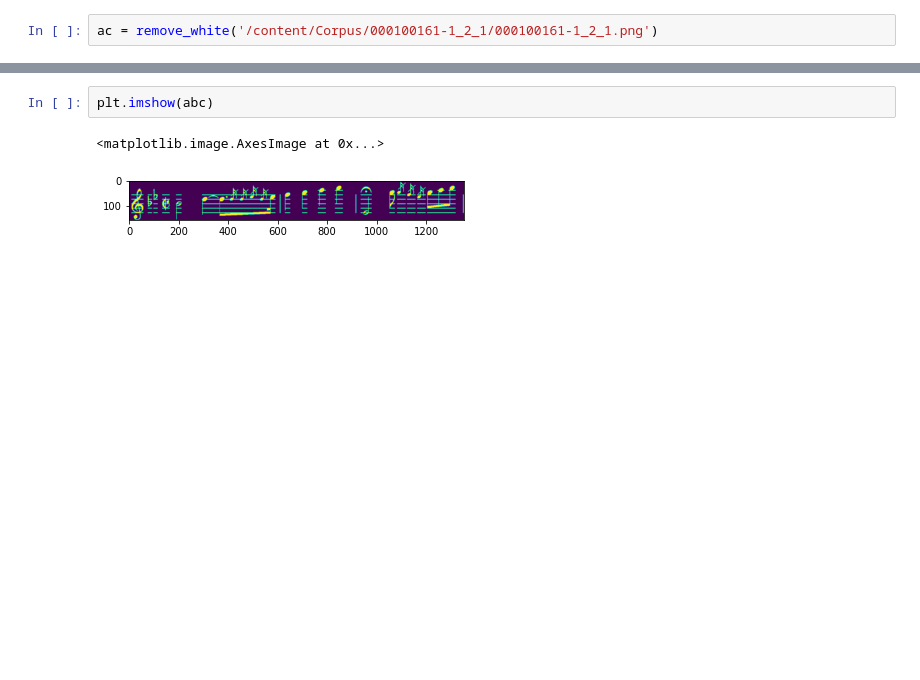
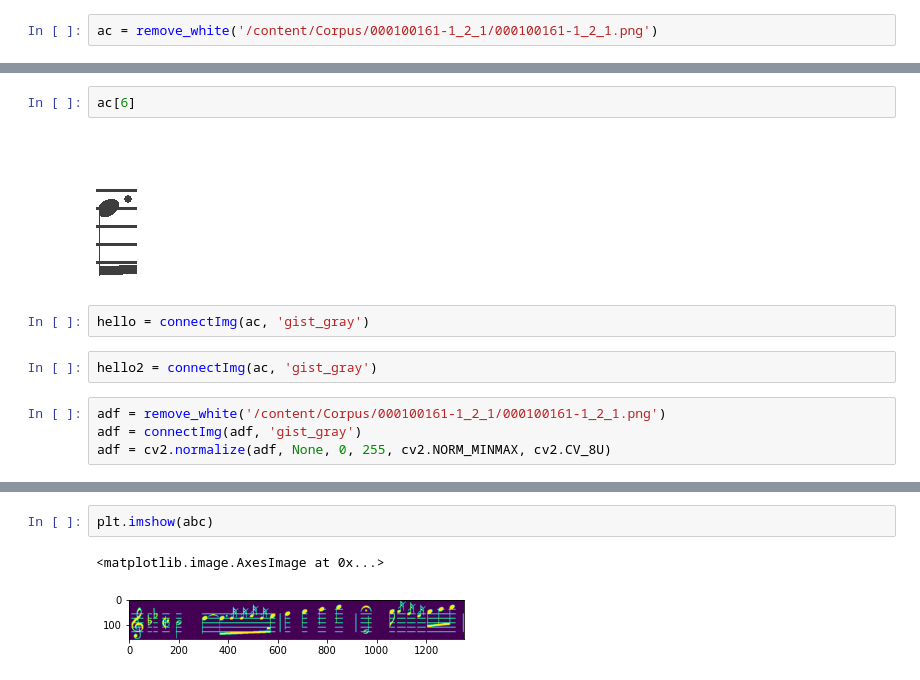
Before and after one commit to jahn18/ML-Music-Sheet-Classifier, a Jupyter notebook: ML_model/CPEN_291_Project_Splitting.ipynb, the cells around one changed output, grey strips where cells are left out. Saved outputs shown, nothing was run; the diff lists cells and outputs as text; blank space fills up the shorter version.

```diff
--- a/ML_model/CPEN_291_Project_Splitting.ipynb
+++ b/ML_model/CPEN_291_Project_Splitting.ipynb
@@ -767,0 +833,12 @@ for i in range(len(ac)): # 9 A tail, 3 A Line, 3 Bar, 2 note line vertical
+# %%
+ac[6]
+# %% [output]
+[figure, added]
+# %%
+hello = connectImg(ac, 'gist_gray')
+# %%
+hello2 = connectImg(ac, 'gist_gray')
+# %%
+adf = remove_white('/content/Corpus/000100161-1_2_1/000100161-1_2_1.png')
+adf = connectImg(adf, 'gist_gray')
+adf = cv2.normalize(adf, None, 0, 255, cv2.NORM_MINMAX, cv2.CV_8U)
```
Also changed, not shown: parts of 42 cells of this notebook.
